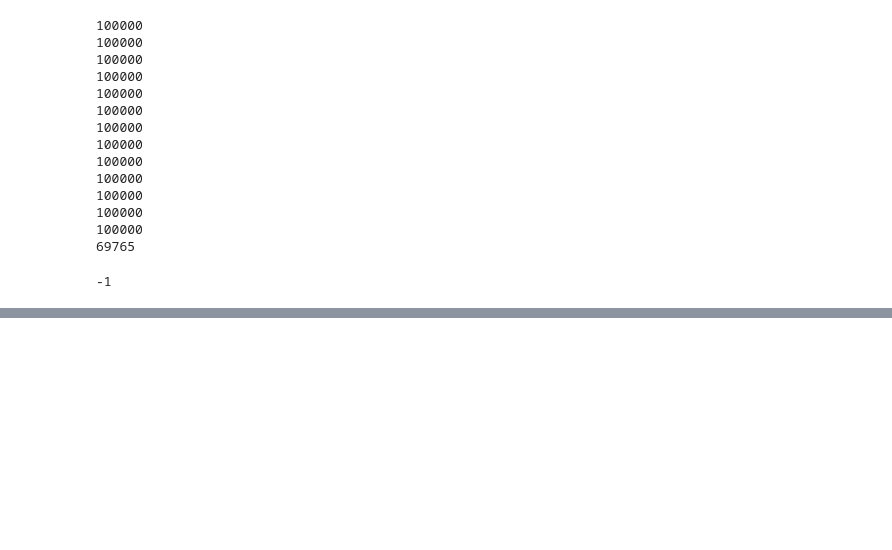
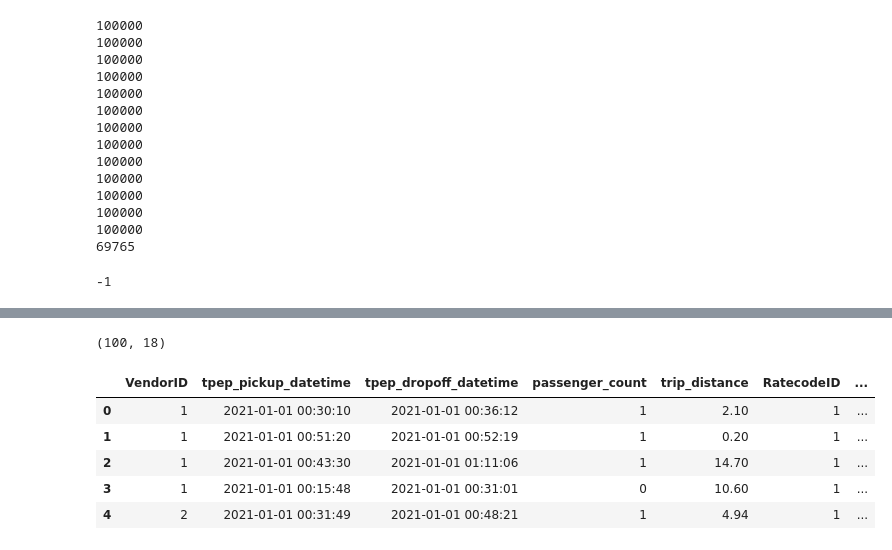
Before and after one commit to Chanchico/data-engineering-zoomcamp, a Jupyter notebook: practice/Untitled.ipynb, the cells around one changed output, grey strips where cells are left out. Saved outputs shown, nothing was run; the diff lists cells and outputs as text; code cells hidden in the pictures; blank space fills up the shorter version.

```diff
--- a/practice/Untitled.ipynb
+++ b/practice/Untitled.ipynb
@@ -155,0 +145,15 @@ Inserted chunk: 69765
+# %%
+import pandas as pd
+
+# Read a sample of the data
+prefix = 'https://github.com/DataTalksClub/nyc-tlc-data/releases/download/yellow/'
+df = pd.read_csv(prefix + 'yellow_tripdata_2021-01.csv.gz',)
+
+# Display first rows
+df.head()
+
+# Check data types
+df.dtypes
+
+# Check data shape
+df.shape
@@ -155,0 +274,14 @@ Inserted chunk: 69765
+# %%
+# Check data shape
+df.shape
+# %% [output]
+(100, 18)
+# %%
+df.head()
+# %% [output]
+|  | VendorID | tpep_pickup_datetime | tpep_dropoff_datetime | passenger_count | trip_distance | RatecodeID | ... |
+| 0 | 1 | 2021-01-01 00:30:10 | 2021-01-01 00:36:12 | 1 | 2.10 | 1 | ... |
+| 1 | 1 | 2021-01-01 00:51:20 | 2021-01-01 00:52:19 | 1 | 0.20 | 1 | ... |
+| 2 | 1 | 2021-01-01 00:43:30 | 2021-01-01 01:11:06 | 1 | 14.70 | 1 | ... |
+| 3 | 1 | 2021-01-01 00:15:48 | 2021-01-01 00:31:01 | 0 | 10.60 | 1 | ... |
+| 4 | 2 | 2021-01-01 00:31:49 | 2021-01-01 00:48:21 | 1 | 4.94 | 1 | ... |
```
Also changed, not shown: parts of 9 cells of this notebook, 2 other files.
